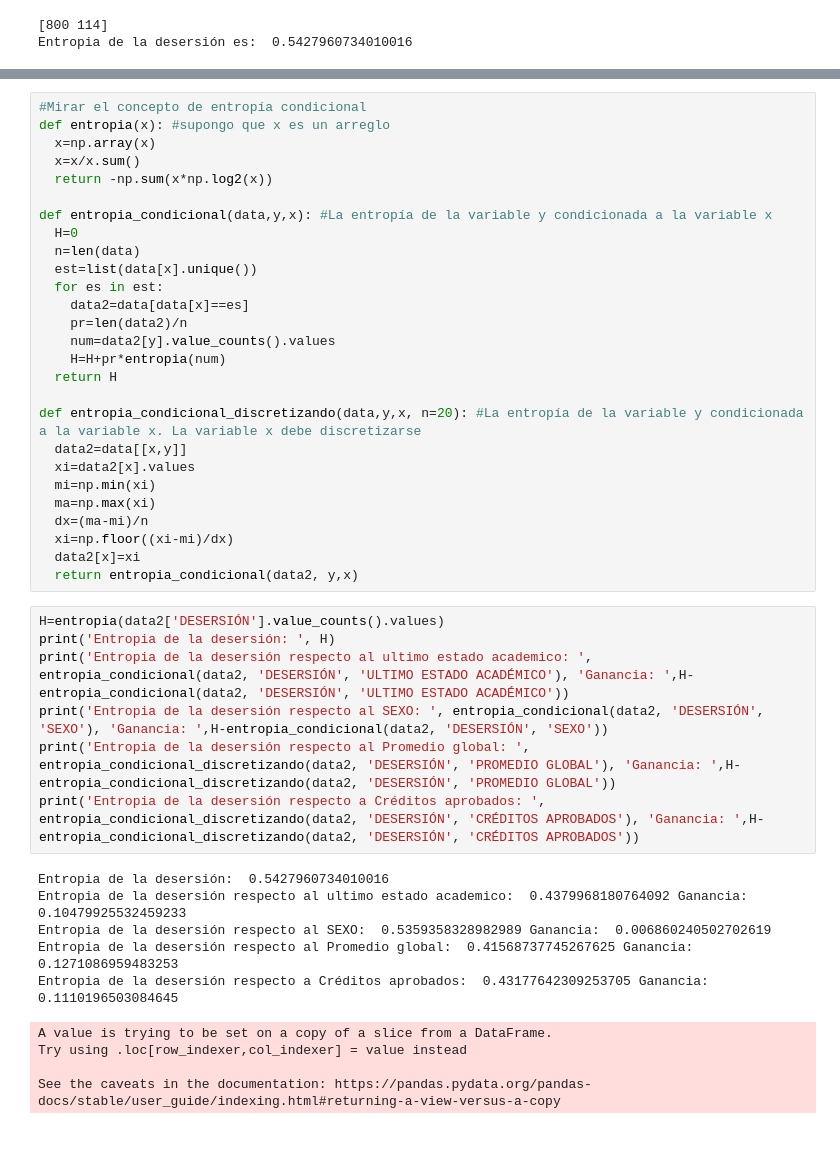
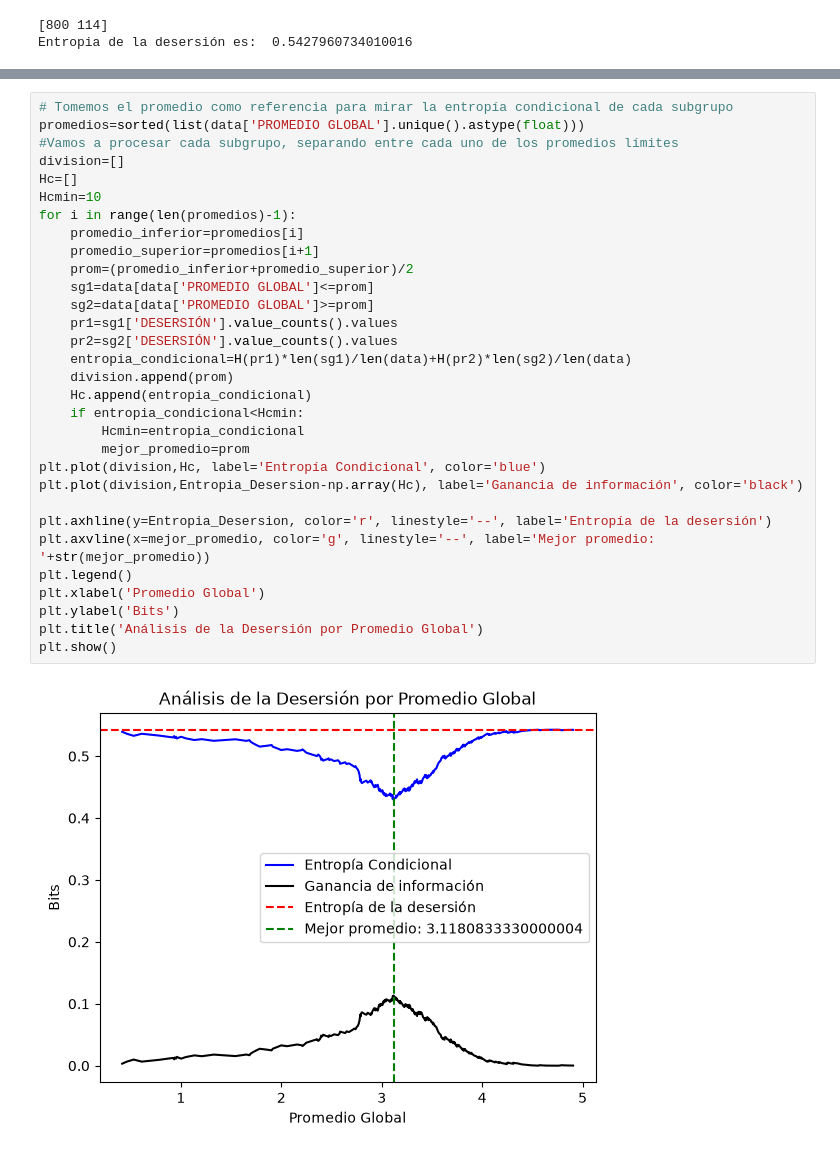
Before and after one commit to Emanuel684/Curso_TAAE, a Jupyter notebook: Unidad 2/Ejemplo_entropia.ipynb, the cells around one changed output, grey strips where cells are left out. Drawn from its saved outputs; the diff is of its cells as text.

Commit message:
Creación de la tarea 2 y complementación del archivo de ejemplo_entropia

```diff
--- a/Unidad 2/Ejemplo_entropia.ipynb
+++ b/Unidad 2/Ejemplo_entropia.ipynb
@@ -266,44 +949,33 @@ plot_tree(model_Tree, feature_names=nombres_variables, class_names=['NO','SI'],
-# %%
-#Mirar el concepto de entropía condicional
-def entropia(x): #supongo que x es un arreglo
-  x=np.array(x)
-  x=x/x.sum()
-  return -np.sum(x*np.log2(x))
-
-def entropia_condicional(data,y,x): #La entropía de la variable y condicionada a la variable x
-  H=0
-  n=len(data)
-  est=list(data[x].unique())
-  for es in est:
-    data2=data[data[x]==es]
-    pr=len(data2)/n
-    num=data2[y].value_counts().values
-    H=H+pr*entropia(num)
-  return H
-
-def entropia_condicional_discretizando(data,y,x, n=20): #La entropía de la variable y condicionada a la variable x. La variable x debe discretizarse
-  data2=data[[x,y]]
-  xi=data2[x].values
-  mi=np.min(xi)
-  ma=np.max(xi)
-  dx=(ma-mi)/n
-  xi=np.floor((xi-mi)/dx)
-  data2[x]=xi
-  return entropia_condicional(data2, y,x)
-# %%
-H=entropia(data2['DESERSIÓN'].value_counts().values)
-print('Entropia de la desersión: ', H)
-print('Entropia de la desersión respecto al ultimo estado academico: ', entropia_condicional(data2, 'DESERSIÓN', 'ULTIMO ESTADO ACADÉMICO'), 'Ganancia: ',H-entropia_condicional(data2, 'DESERSIÓN', 'ULTIMO ESTADO ACADÉMICO'))
-print('Entropia de la desersión respecto al SEXO: ', entropia_condicional(data2, 'DESERSIÓN', 'SEXO'), 'Ganancia: ',H-entropia_condicional(data2, 'DESERSIÓN', 'SEXO'))
-print('Entropia de la desersión respecto al Promedio global: ', entropia_condicional_discretizando(data2, 'DESERSIÓN', 'PROMEDIO GLOBAL'), 'Ganancia: ',H-entropia_condicional_discretizando(data2, 'DESERSIÓN', 'PROMEDIO GLOBAL'))
-print('Entropia de la desersión respecto a Créditos aprobados: ', entropia_condicional_discretizando(data2, 'DESERSIÓN', 'CRÉDITOS APROBADOS'), 'Ganancia: ',H-entropia_condicional_discretizando(data2, 'DESERSIÓN', 'CRÉDITOS APROBADOS'))
-# %% [output]
-Entropia de la desersión:  0.5427960734010016
-Entropia de la desersión respecto al ultimo estado academico:  0.4379968180764092 Ganancia:  0.10479925532459233
-Entropia de la desersión respecto al SEXO:  0.5359358328982989 Ganancia:  0.006860240502702619
-Entropia de la desersión respecto al Promedio global:  0.41568737745267625 Ganancia:  0.1271086959483253
-Entropia de la desersión respecto a Créditos aprobados:  0.43177642309253705 Ganancia:  0.1110196503084645
-A value is trying to be set on a copy of a slice from a DataFrame.
-Try using .loc[row_indexer,col_indexer] = value instead
-
-See the caveats in the documentation: https://pandas.pydata.org/pandas-docs/stable/user_guide/indexing.html#returning-a-view-versus-a-copy
+# %%
+# Tomemos el promedio como referencia para mirar la entropía condicional de cada subgrupo
+promedios=sorted(list(data['PROMEDIO GLOBAL'].unique().astype(float)))
+#Vamos a procesar cada subgrupo, separando entre cada uno de los promedios límites
+division=[]
+Hc=[]
+Hcmin=10
+for i in range(len(promedios)-1):
+    promedio_inferior=promedios[i]
+    promedio_superior=promedios[i+1]
+    prom=(promedio_inferior+promedio_superior)/2
+    sg1=data[data['PROMEDIO GLOBAL']<=prom]
+    sg2=data[data['PROMEDIO GLOBAL']>=prom]
+    pr1=sg1['DESERSIÓN'].value_counts().values
+    pr2=sg2['DESERSIÓN'].value_counts().values
+    entropia_condicional=H(pr1)*len(sg1)/len(data)+H(pr2)*len(sg2)/len(data)
+    division.append(prom)
+    Hc.append(entropia_condicional)
+    if entropia_condicional<Hcmin:
+        Hcmin=entropia_condicional
+        mejor_promedio=prom
+plt.plot(division,Hc, label='Entropía Condicional', color='blue')
+plt.plot(division,Entropia_Desersion-np.array(Hc), label='Ganancia de información', color='black')
+
+plt.axhline(y=Entropia_Desersion, color='r', linestyle='--', label='Entropía de la desersión')
+plt.axvline(x=mejor_promedio, color='g', linestyle='--', label='Mejor promedio: '+str(mejor_promedio))
+plt.legend()
+plt.xlabel('Promedio Global')
+plt.ylabel('Bits')
+plt.title('Análisis de la Desersión por Promedio Global')
+plt.show()
+# %% [output]
+[figure, added]
```
Also changed, not shown: parts of 14 cells of this notebook, 4 other files.
